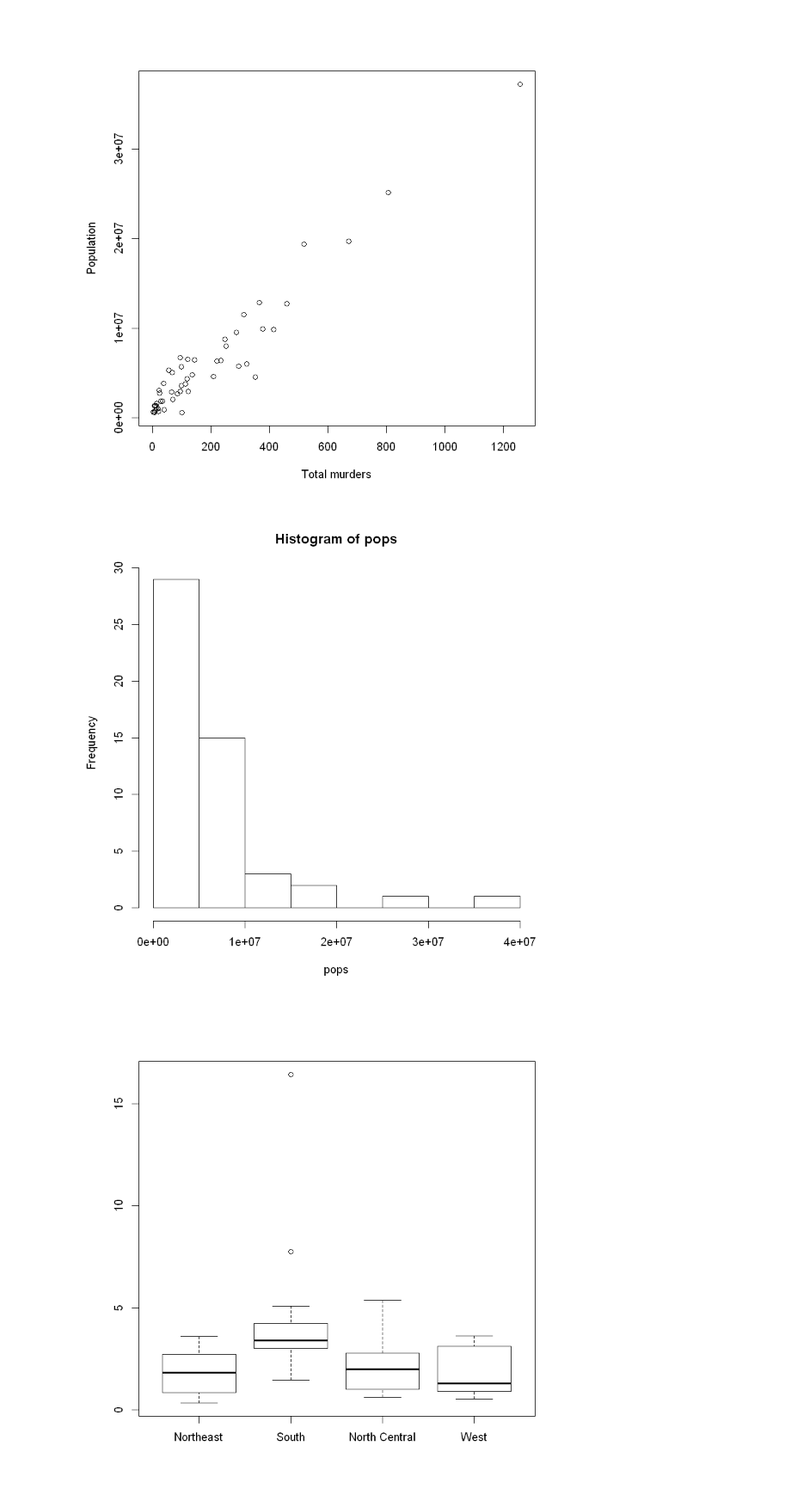
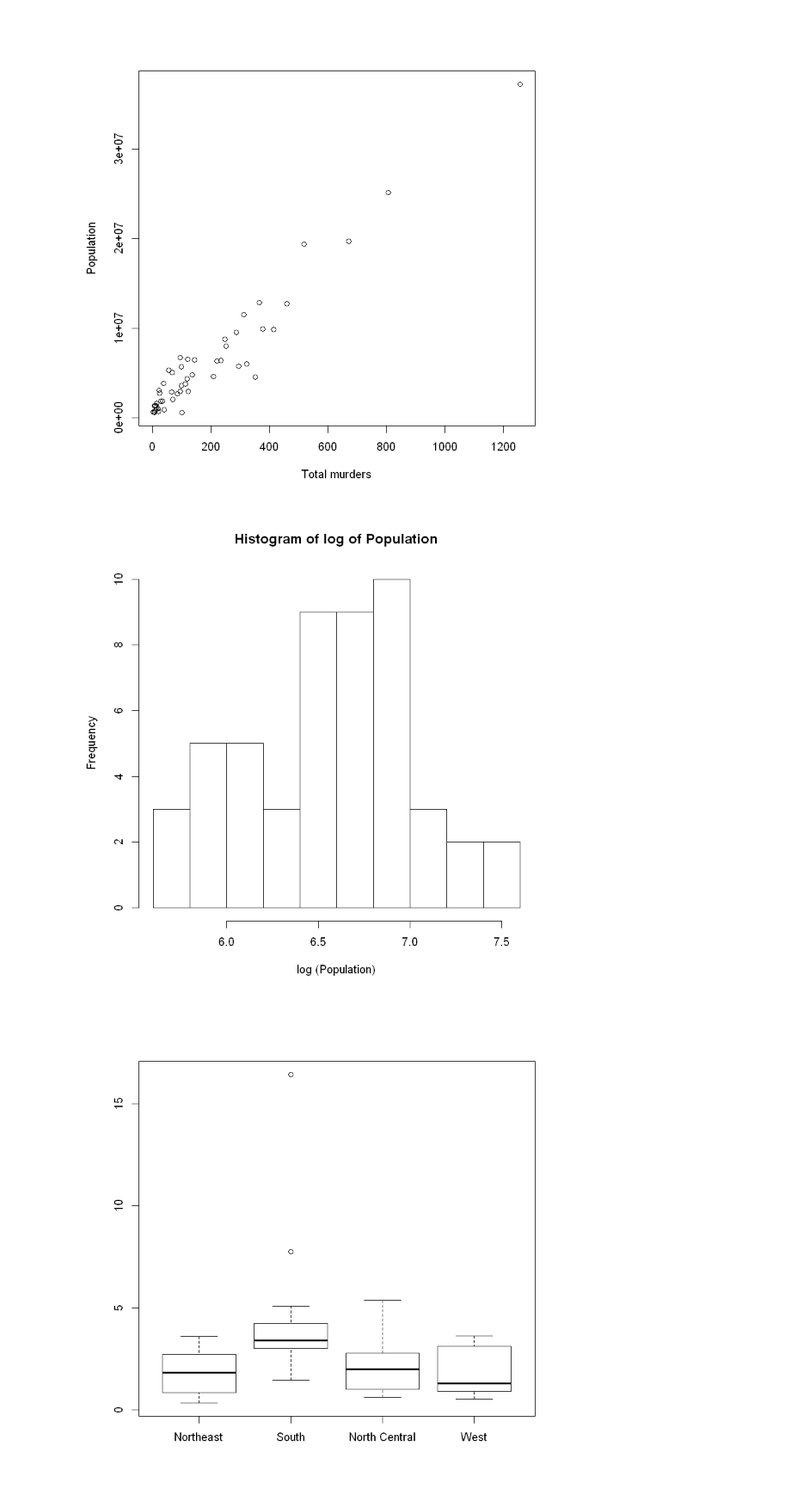
Before and after one commit to rafi007akhtar/R-lab, a Jupyter notebook: murders.ipynb, the cells around one changed output. Shown at 86% size. Drawn from its saved outputs; the diff is of its cells as text; code cells hidden in the pictures.

```diff
--- a/murders.ipynb
+++ b/murders.ipynb
@@ -268,9 +278,9 @@ plot (murders$total, murders$population, xlab = "Total murders", ylab = "Populat
 [figure]
 # %%
 # Plot a histogram showing frequencies of different populations
-hist (pops)
+hist (log (pops, 10), xlab="log (Population)", main = paste("Histogram of log of Population"))
 # %% [output]
-[figure, old version]
+[figure, new version]
 # %%
 # Plot a boxplot for showing the regions in the dataset and their murder rates
 boxplot (rate~region, data = murders)
```
Also changed, not shown: parts of 1 cell of this notebook.
